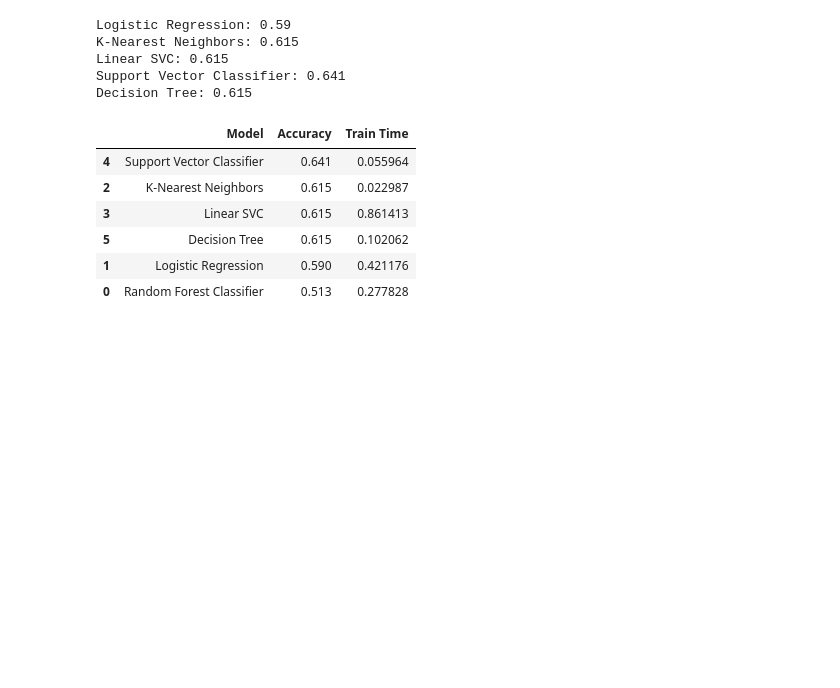
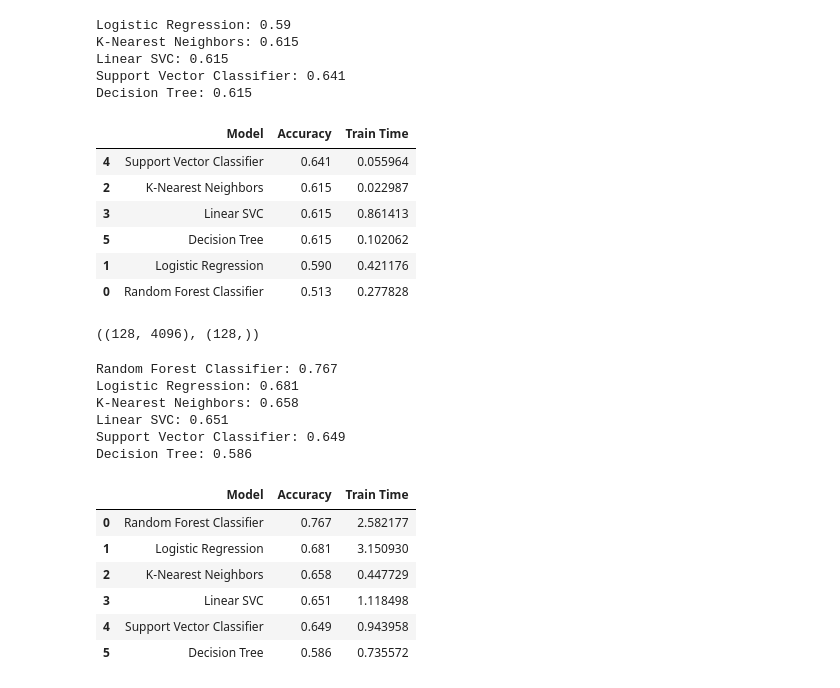
Before and after one commit to lyleokoth/maize-disease-detection, a Jupyter notebook: notebooks/model creation 2.ipynb, the cells around one changed output. Cells and saved outputs as stored; diff of their text form; code cells hidden in the pictures; blank space fills up the shorter version.

```diff
--- a/notebooks/model creation 2.ipynb
+++ b/notebooks/model creation 2.ipynb
@@ -243,6 +245,31 @@ def train_base_models(X_train, y_train, X_test, y_test):
     df = pd.DataFrame({'Model':model_names, 'Accuracy':model_accuracy, 'Train Time':train_time})
     df = df.sort_values(by=['Accuracy'], ascending=False)
     return df
+
+#This method gives us a rough idea about the accuracy of the base models and their raining times
+def train_base_models2(features, labels):
+    '''
+    '''
+    #We use cross-validation
+    model_accuracy = []
+    train_time = []
+    model_names = []
+
+    for i, classifier in enumerate(models):
+        try:
+            #Let us train the model and get the training time
+            start_time = time.time()
+            scores = cross_val_score(classifier, features, labels, scoring='accuracy', cv=10)
+            stop_time = time.time()
+            train_time.append(stop_time - start_time)
+            model_accuracy.append(round(np.mean(scores), 3))
+            model_names.append(names[i])
+            print(f'{names[i]}: {round(np.mean(scores), 3)}')
+        except Exception as e:
+            print(f'Could not train {names[i]} because of {e}')
+    df = pd.DataFrame({'Model':model_names, 'Accuracy':model_accuracy, 'Train Time':train_time})
+    df = df.sort_values(by=['Accuracy'], ascending=False)
+    return df
 # %%
 common_rust_images = get_32('common_rust')
 healthy_images = get_32('healthy')
@@ -323,0 +342,23 @@ decision_tree = DecisionTreeClassifier()
+# %%
+X, y = extract_features2()
+# %%
+X.shape, y.shape
+# %% [output]
+((128, 4096), (128,))
+# %%
+kaze2 = train_base_models2(X, y)
+kaze2
+# %% [output]
+Random Forest Classifier: 0.767
+Logistic Regression: 0.681
+K-Nearest Neighbors: 0.658
+Linear SVC: 0.651
+Support Vector Classifier: 0.649
+Decision Tree: 0.586
+|  | Model | Accuracy | Train Time |
+| 0 | Random Forest Classifier | 0.767 | 2.582177 |
+| 1 | Logistic Regression | 0.681 | 3.150930 |
+| 2 | K-Nearest Neighbors | 0.658 | 0.447729 |
+| 3 | Linear SVC | 0.651 | 1.118498 |
+| 4 | Support Vector Classifier | 0.649 | 0.943958 |
+| 5 | Decision Tree | 0.586 | 0.735572 |
```
Also changed, not shown: parts of 49 cells of this notebook.
